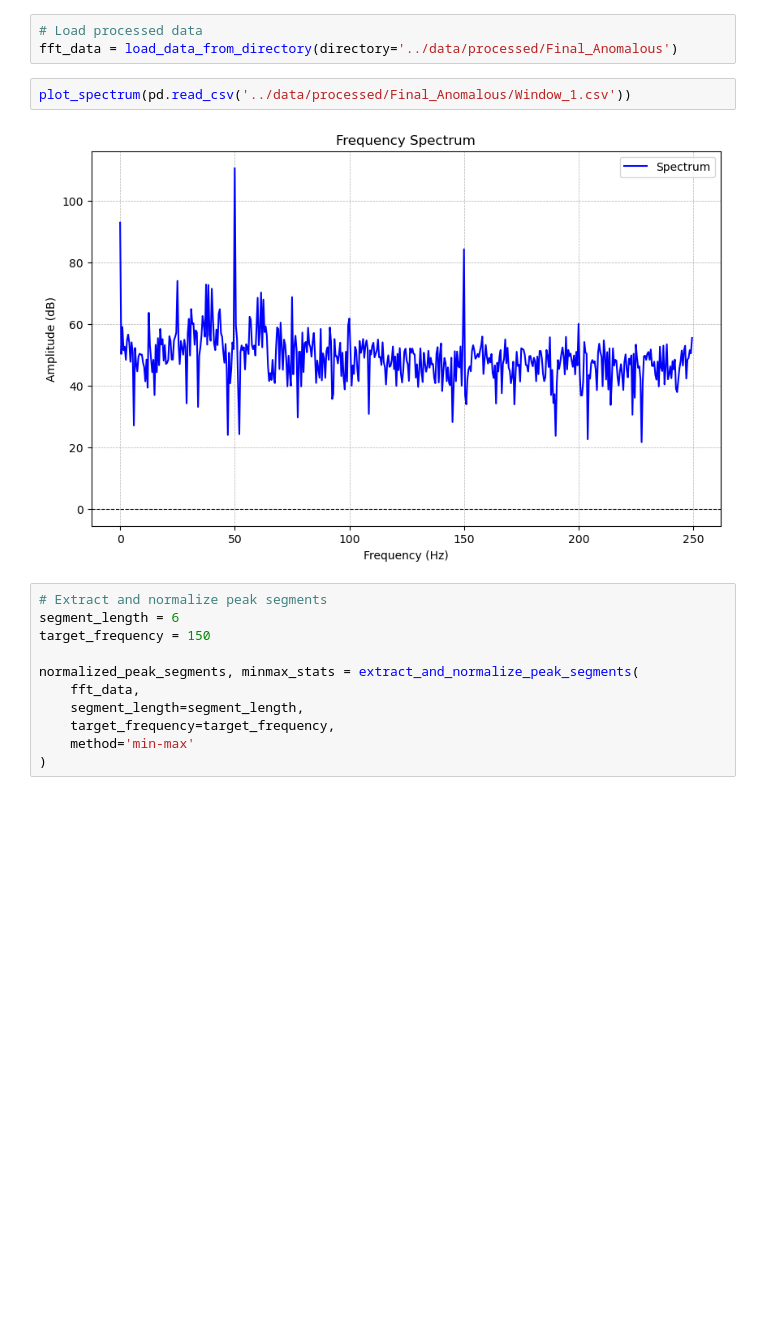
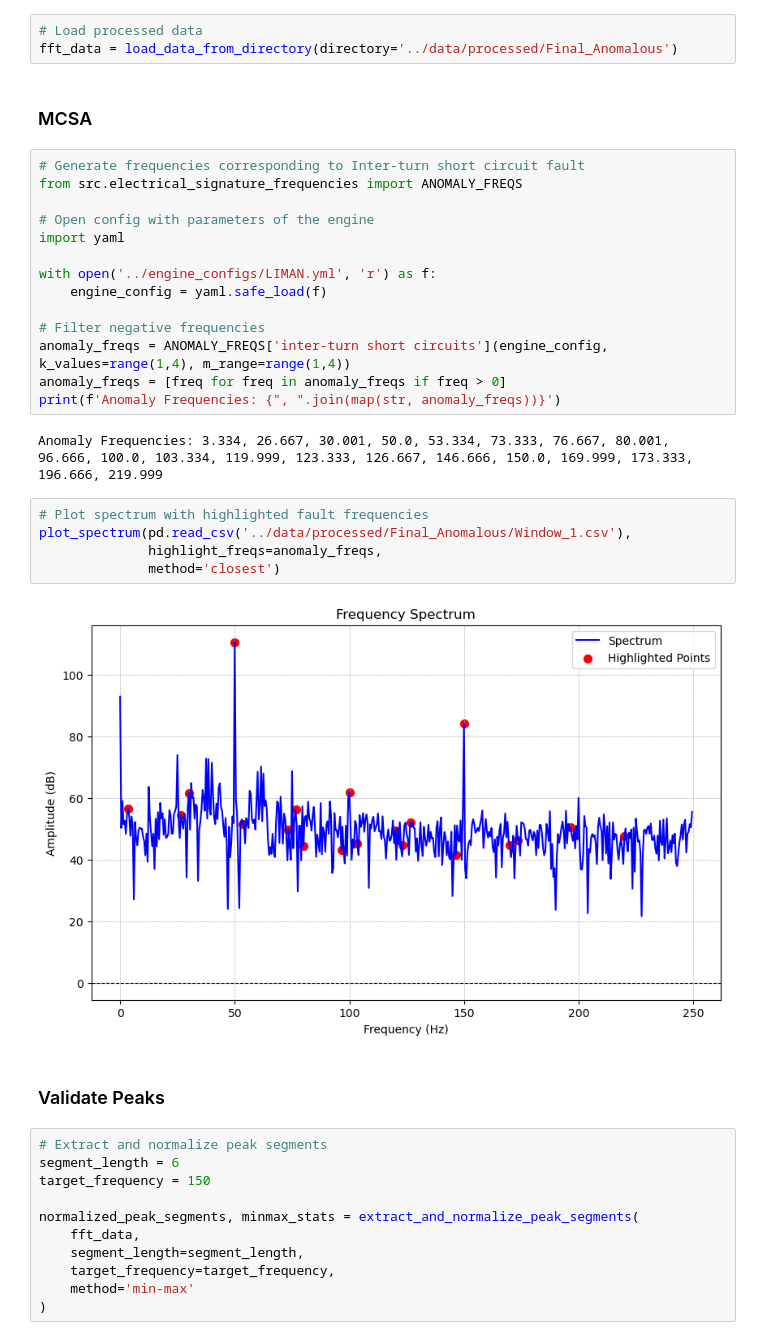
Before and after one commit to xndrleib/Motor-Fault-Detection, a Jupyter notebook: notebooks/01_Data-Preprocessing.ipynb, the cells around one changed output. Cells and saved outputs as stored; diff of their text form; blank space fills up the shorter version.

```diff
--- a/notebooks/01_Data-Preprocessing.ipynb
+++ b/notebooks/01_Data-Preprocessing.ipynb
@@ -41,10 +41,33 @@ Results saved to ../data/processed/Final_Anomalous
 # %%
 # Load processed data
 fft_data = load_data_from_directory(directory='../data/processed/Final_Anomalous')
+# %% [markdown]
+### MCSA
+# %%
+# Generate frequencies corresponding to Inter-turn short circuit fault
+from src.electrical_signature_frequencies import ANOMALY_FREQS
+
+# Open config with parameters of the engine
+import yaml
+
+with open('../engine_configs/LIMAN.yml', 'r') as f:
+    engine_config = yaml.safe_load(f)
+
+# Filter negative frequencies
+anomaly_freqs = ANOMALY_FREQS['inter-turn short circuits'](engine_config, k_values=range(1,4), m_range=range(1,4))
+anomaly_freqs = [freq for freq in anomaly_freqs if freq > 0]
+print(f'Anomaly Frequencies: {", ".join(map(str, anomaly_freqs))}')
+# %% [output]
+Anomaly Frequencies: 3.334, 26.667, 30.001, 50.0, 53.334, 73.333, 76.667, 80.001, 96.666, 100.0, 103.334, 119.999, 123.333, 126.667, 146.666, 150.0, 169.999, 173.333, 196.666, 219.999
 # %%
-plot_spectrum(pd.read_csv('../data/processed/Final_Anomalous/Window_1.csv'))
+# Plot spectrum with highlighted fault frequencies
+plot_spectrum(pd.read_csv('../data/processed/Final_Anomalous/Window_1.csv'),
+              highlight_freqs=anomaly_freqs,
+              method='closest')
 # %% [output]
-[figure, old version]
+[figure, new version]
+# %% [markdown]
+### Validate Peaks
 # %%
 # Extract and normalize peak segments
 segment_length = 6
```
Also changed, not shown: parts of 2 cells of this notebook.
